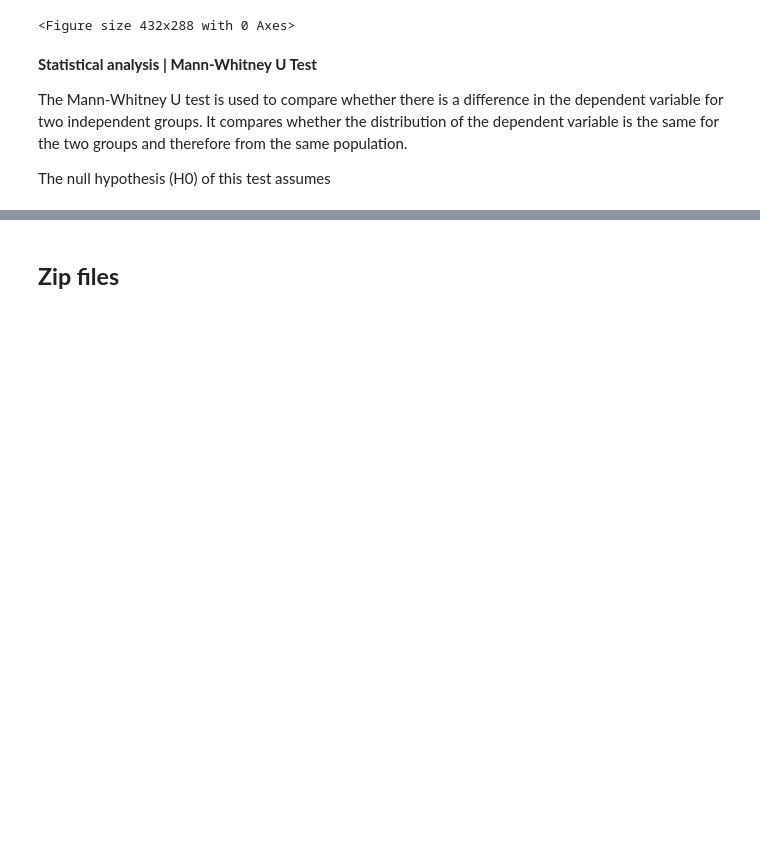
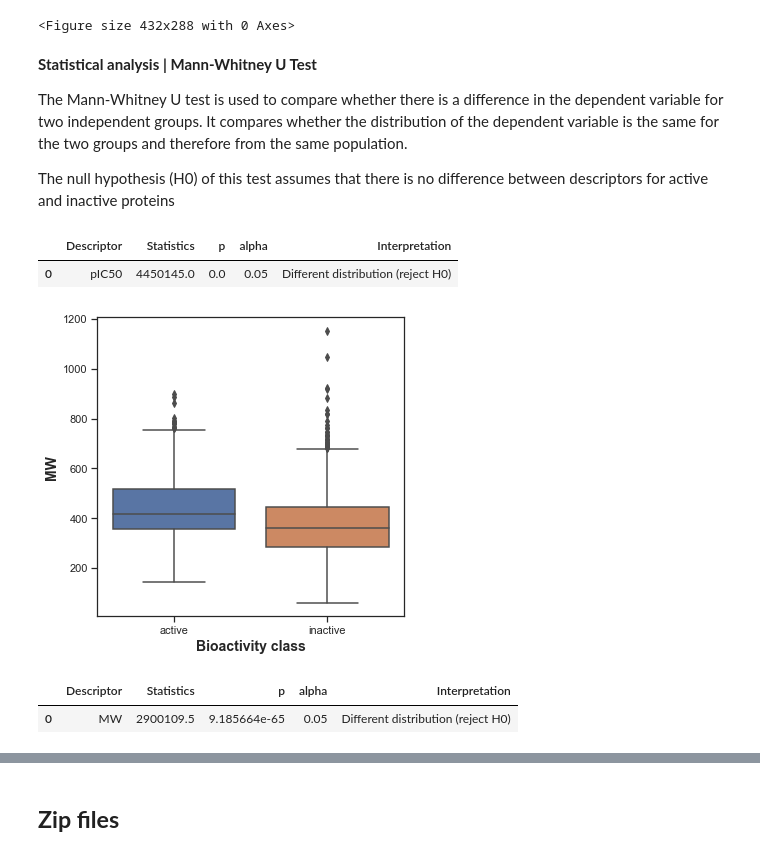
Before and after one commit to aminbenmansour/alzheimer-drug-discovery, a Jupyter notebook: notebooks/CDD_ML_Part_2_Exploratory_Data_Analysis_Acetylcholinesterase.ipynb, the cells around one changed output, grey strips where cells are left out. Saved outputs shown, nothing was run; the diff lists cells and outputs as text; code cells hidden in the pictures; blank space fills up the shorter version.

Commit message:
interpretation of statistical results

```diff
--- a/notebooks/CDD_ML_Part_2_Exploratory_Data_Analysis_Acetylcholinesterase.ipynb
+++ b/notebooks/CDD_ML_Part_2_Exploratory_Data_Analysis_Acetylcholinesterase.ipynb
@@ -339,7 +339,7 @@ plt.savefig('../figures/plot_ic50.pdf')
 
 The Mann-Whitney U test is used to compare whether there is a difference in the dependent variable for two independent groups. It compares whether the distribution of the dependent variable is the same for the two groups and therefore from the same population.
 
-The null hypothesis (H0) of this test assumes
+The null hypothesis (H0) of this test assumes that there is no difference between descriptors for active and inactive proteins
 # %%
 def mannwhitney(descriptor, verbose=False):
   # https://machinelearningmastery.com/nonparametric-statistical-significance-tests-in-python/
@@ -381,3 +381,24 @@ def mannwhitney(descriptor, verbose=False):
   results.to_csv(filename)
 
   return results
+# %%
+mannwhitney('pIC50')
+# %% [output]
+|  | Descriptor | Statistics | p | alpha | Interpretation |
+| 0 | pIC50 | 4450145.0 | 0.0 | 0.05 | Different distribution (reject H0) |
+# %%
+plt.figure(figsize=(5.5, 5.5))
+
+sns.boxplot(x = 'class', y = 'MW', data = df_2class)
+
+plt.xlabel('Bioactivity class', fontsize=14, fontweight='bold')
+plt.ylabel('MW', fontsize=14, fontweight='bold')
+
+plt.savefig('../figures/plot_MW.pdf')
+# %% [output]
+[figure, added]
+# %%
+mannwhitney('MW')
+# %% [output]
+|  | Descriptor | Statistics | p | alpha | Interpretation |
+| 0 | MW | 2900109.5 | 9.185664e-65 | 0.05 | Different distribution (reject H0) |
```
Also changed, not shown: parts of 9 cells of this notebook.
